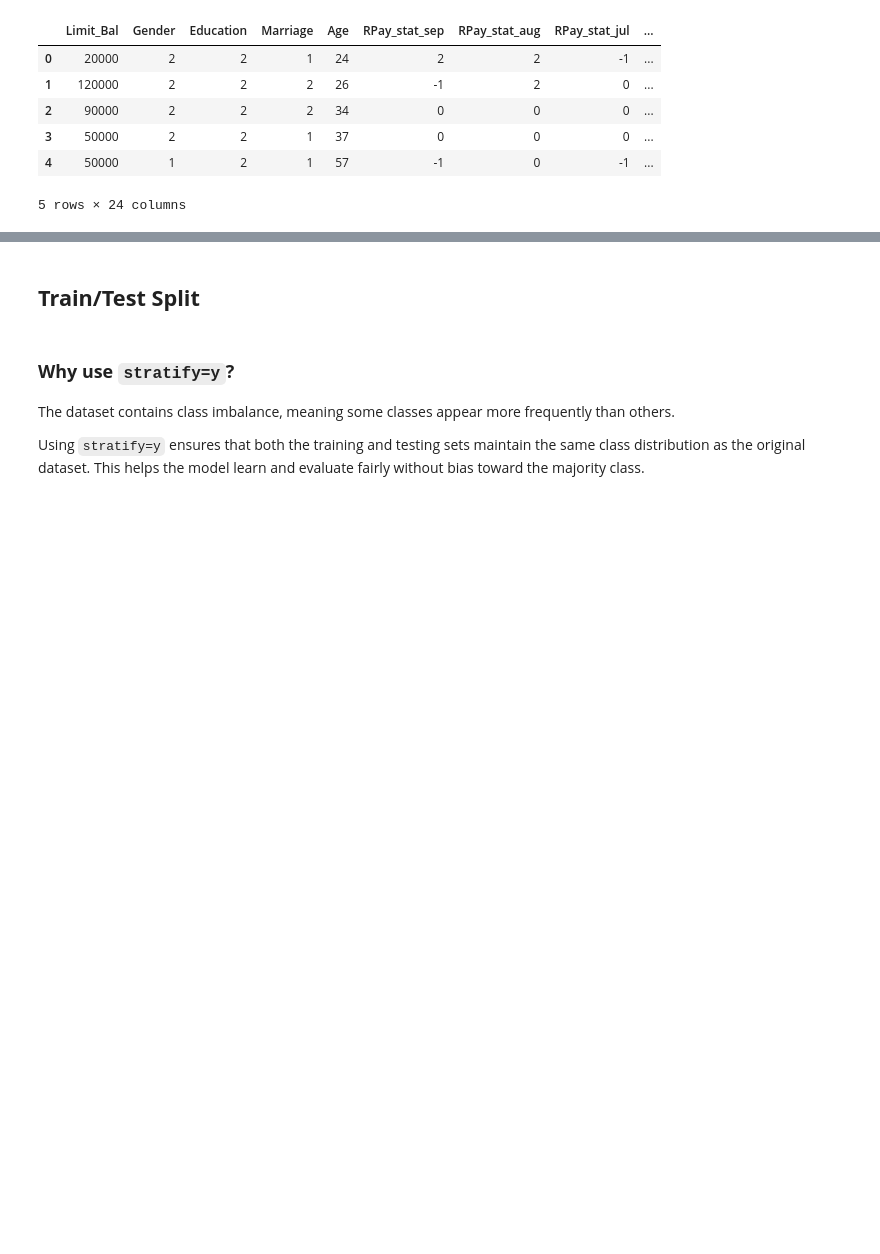
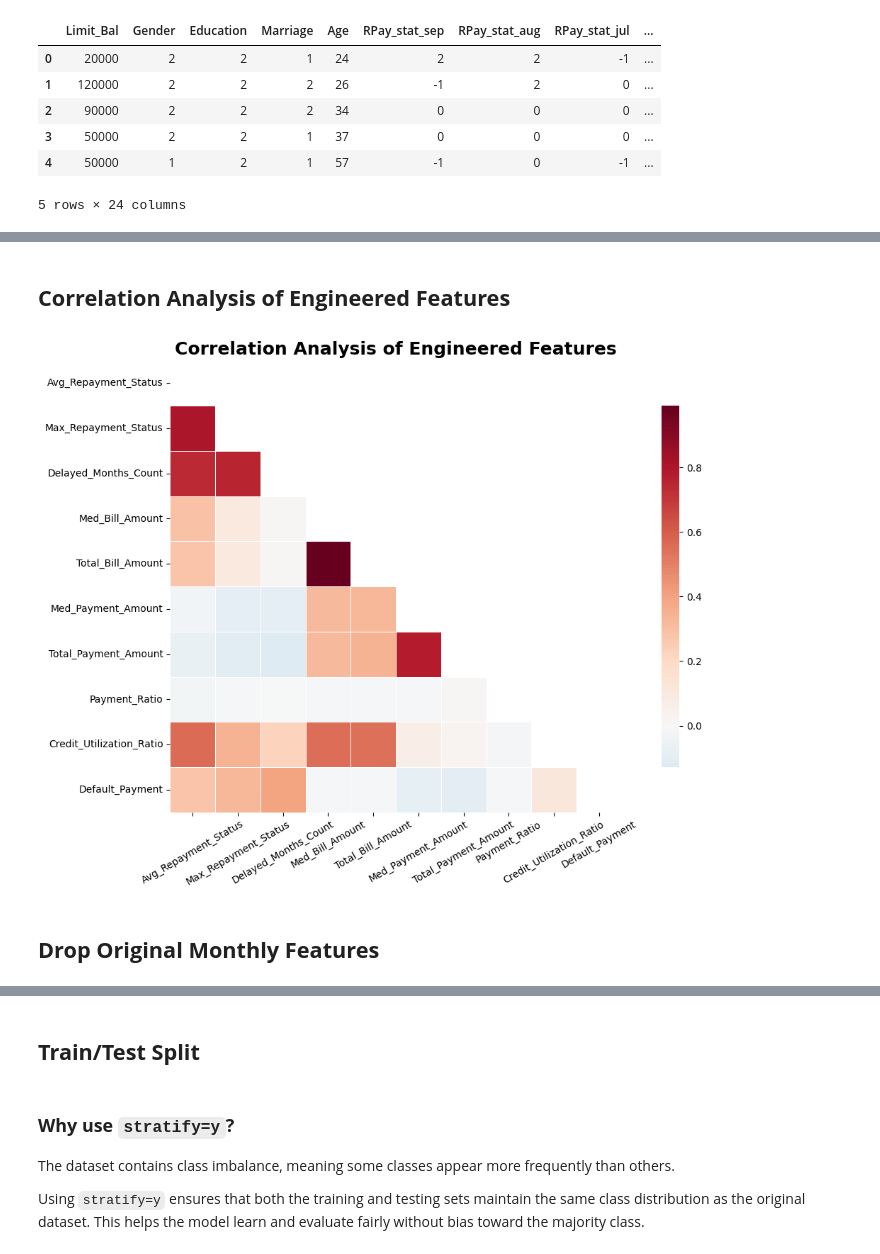
Before and after one commit to MidoHossam14/SmartFinance-SVM, a Jupyter notebook: notebook/2_preprocessing.ipynb, the cells around one changed output, grey strips where cells are left out. Drawn from its saved outputs; the diff is of its cells as text; code cells hidden in the pictures; blank space fills up the shorter version.

```diff
--- a/notebook/2_preprocessing.ipynb
+++ b/notebook/2_preprocessing.ipynb
@@ -37,0 +44,5 @@ df.head()
+# %%
+# Keep original cleaned dataframe unchanged
+# for PCA experiments
+
+df_engineered = df.copy()
@@ -37,0 +123,11 @@ df.head()
+# %%
+df_engineered['Payment_Ratio'] = (
+    df_engineered['Total_Payment_Amount'] /
+    (df_engineered['Total_Bill_Amount'] + 1)
+)
+
+
+df_engineered['Credit_Utilization_Ratio'] = (
+    df_engineered['Total_Bill_Amount'] /
+    (df_engineered['Limit_Bal'] + 1)
+)
@@ -37,0 +166,36 @@ df.head()
+# %% [markdown]
+## **Correlation Analysis of Engineered Features**
+# %%
+plt.figure(figsize=(12, 8))
+
+corr_matrix = df_engineered[engineered_features + ['Default_Payment']].corr()
+
+# Create mask for upper triangle
+mask = np.triu(np.ones_like(corr_matrix, dtype=bool))
+
+sns.heatmap(
+    corr_matrix,
+    mask=mask,
+    cmap='RdBu_r',
+    center=0,
+    linewidths=0.5,
+    square=True,
+    cbar_kws={'shrink': 0.8}
+)
+
+plt.title(
+    'Correlation Analysis of Engineered Features',
+    fontsize=18,
+    fontweight='bold'
+)
+
+plt.xticks(rotation=30)
+plt.yticks(rotation=0)
+
+plt.tight_layout()
+
+plt.show()
+# %% [output]
+[figure, added]
+# %% [markdown]
+## **Drop Original Monthly Features**
```
Also changed, not shown: parts of 27 cells of this notebook.
